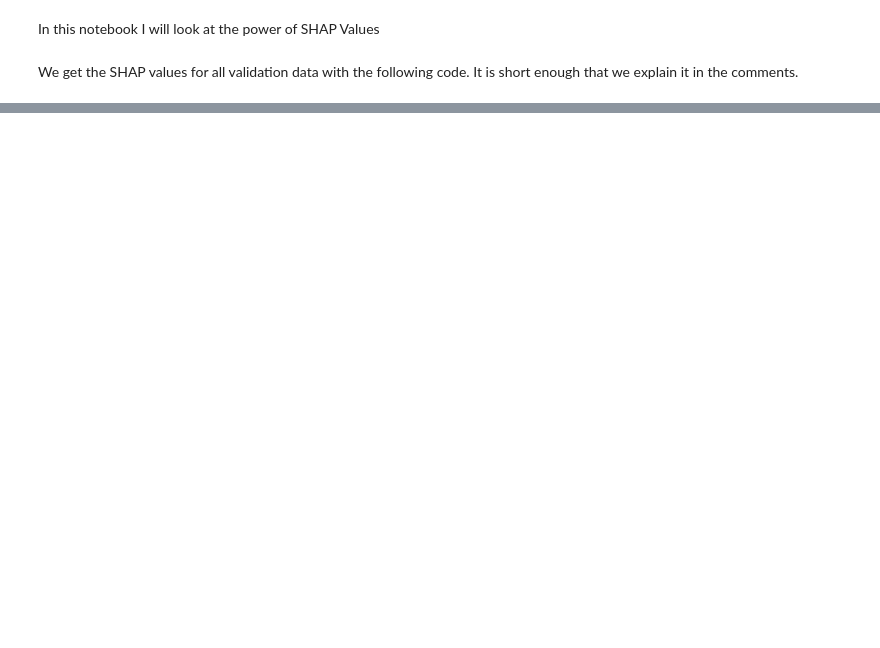
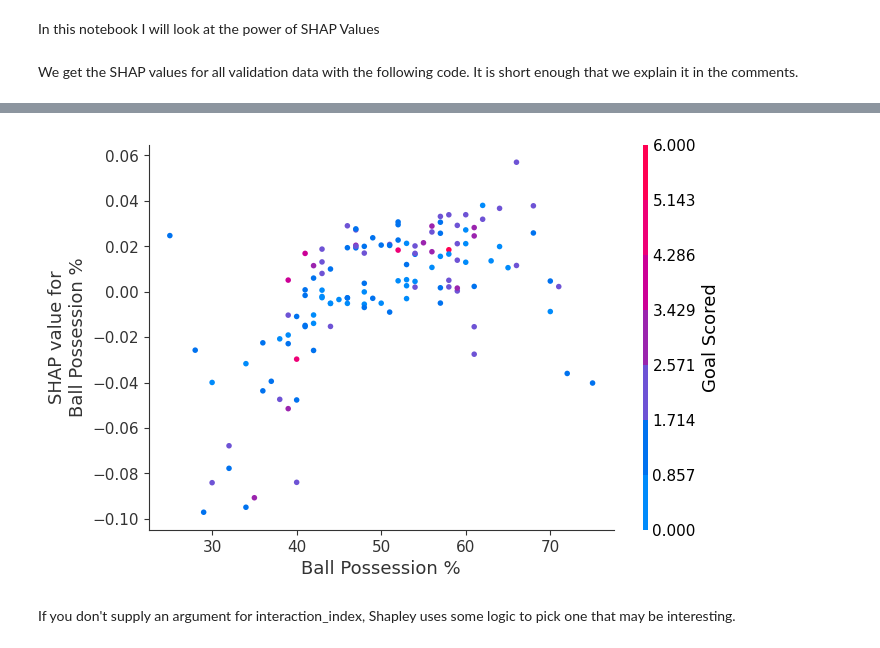
Before and after one commit to bvpotapenko/notebooks-collection, a Jupyter notebook: Advanced SHAP Football.ipynb, the cells around one changed output, grey strips where cells are left out. Cells and saved outputs as stored; diff of their text form; code cells hidden in the pictures; blank space fills up the shorter version.

```diff
--- a/Advanced SHAP Football.ipynb
+++ b/Advanced SHAP Football.ipynb
@@ -34,0 +43,8 @@ AssertionError: Only plot_type = 'bar' is supported for multi-output explanation
+# %%
+shap_values = explainer.shap_values(X)
+
+shap.dependence_plot('Ball Possession %', shap_values[1], X, interaction_index="Goal Scored")
+# %% [output]
+[figure, added]
+# %% [markdown]
+If you don't supply an argument for interaction_index, Shapley uses some logic to pick one that may be interesting.
```
Also changed, not shown: parts of 3 cells of this notebook.
